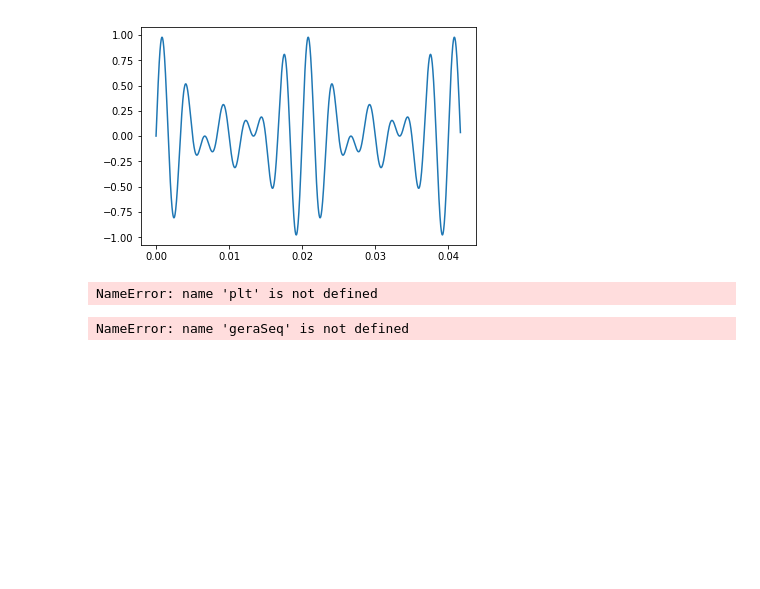
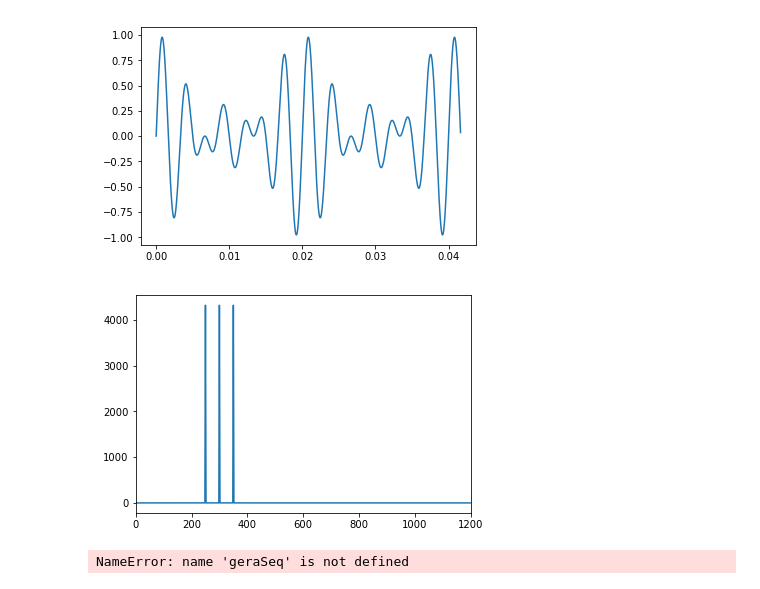
Before and after one commit to wesleygas/urban-piriquito, a Jupyter notebook: testeMaximo.ipynb, the cells around one changed output. Saved outputs shown, nothing was run; the diff lists cells and outputs as text; code cells hidden in the pictures; blank space fills up the shorter version.

```diff
--- a/testeMaximo.ipynb
+++ b/testeMaximo.ipynb
@@ -34,11 +34,14 @@ plt.plot(time[:2000], sinalF[:2000])
 plt.show()
 # %% [output]
 [figure]
-# %%
-#
-sig.plotFFT(sinalF[:48000],fs)
-# %% [output]
-NameError: name 'plt' is not defined
+# %%
+#
+x, y = sig.calcFFT(sinalF[:48000],fs)
+plt.plot(x,y)
+plt.xlim(0,1200)
+plt.show()
+# %% [output]
+[figure, added]
 # %%
 #Helper Function to generate the signal as a telephone
 def geraNum(number, amplitude=1, duration = 1, fs=48000):
```
Also changed, not shown: parts of 2 cells of this notebook, 5 other files.
